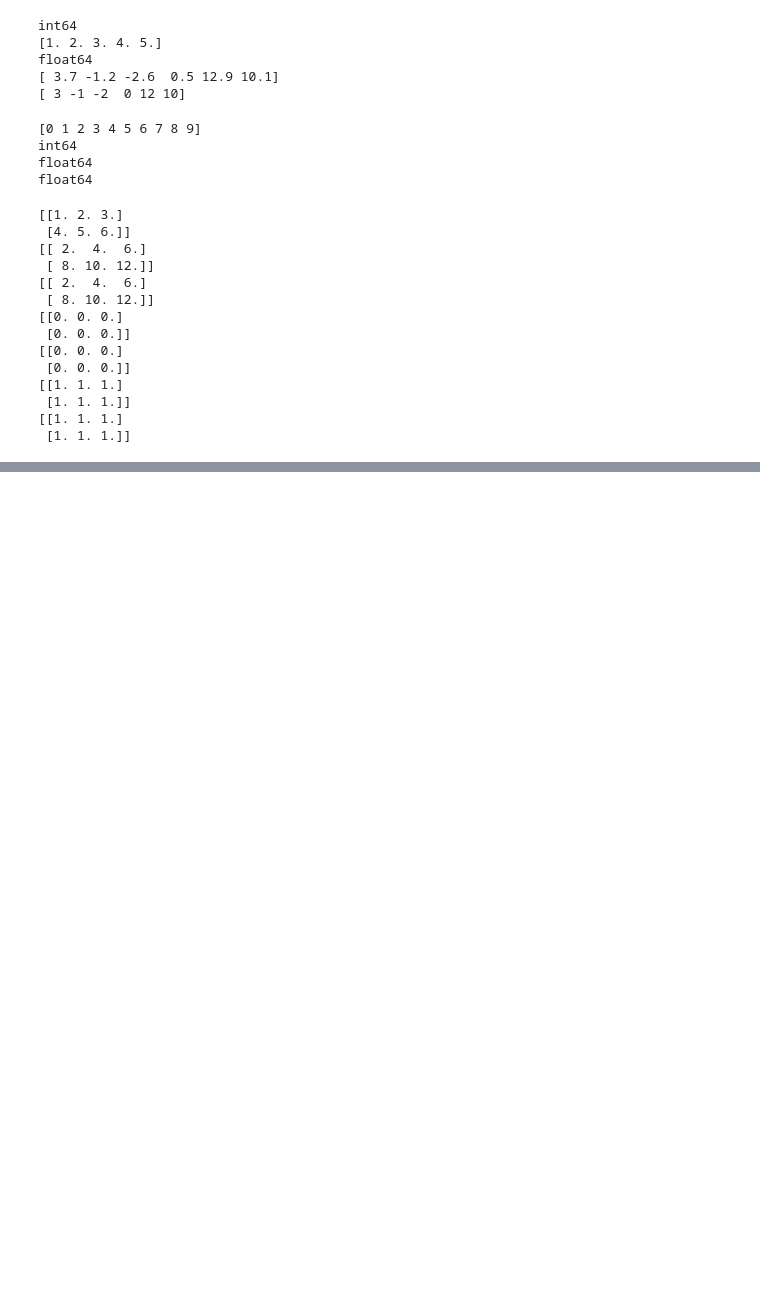
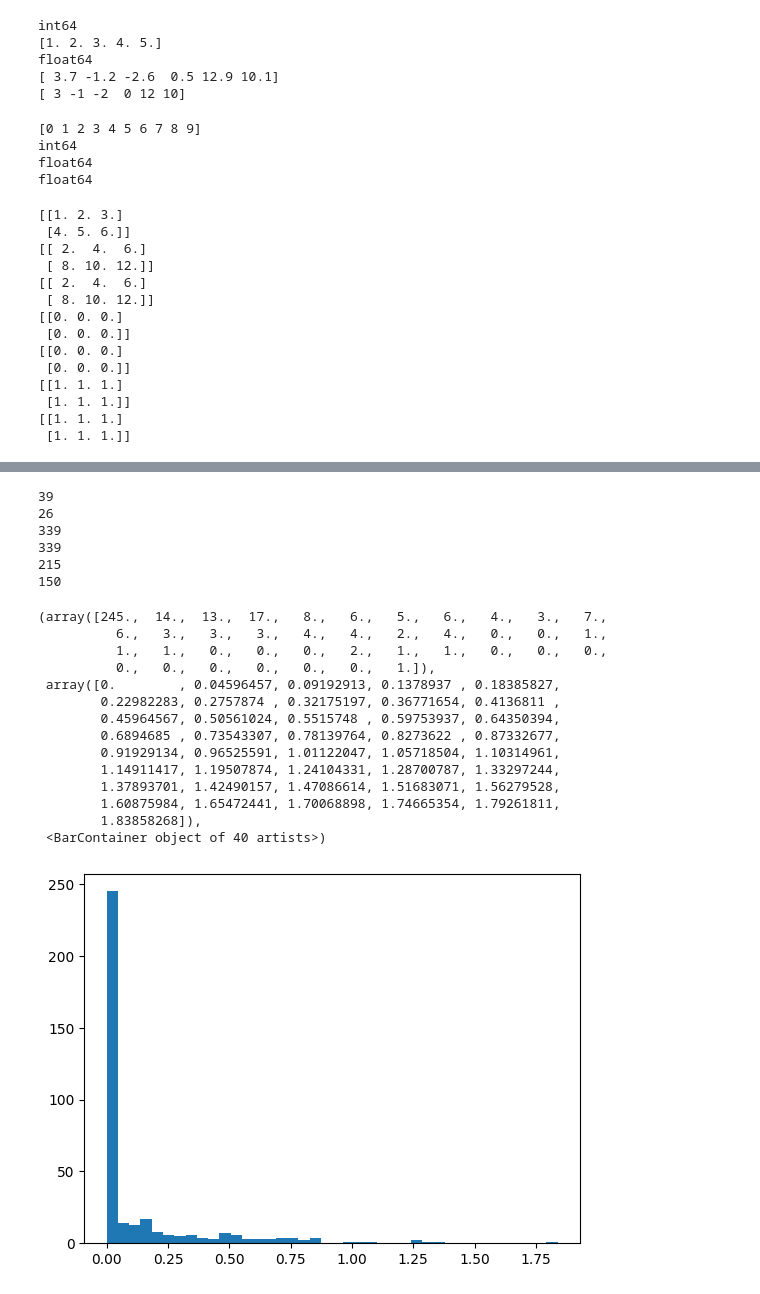
Before and after one commit to SoongMoo/soldesk20250823, a Jupyter notebook: numpy.ipynb, the cells around one changed output, grey strips where cells are left out. Cells and saved outputs as stored; diff of their text form; code cells hidden in the pictures; blank space fills up the shorter version.

```diff
--- a/numpy.ipynb
+++ b/numpy.ipynb
@@ -273,0 +524,44 @@ print(result)
+# %%
+import pandas as pd
+rainfall = pd.read_csv("https://raw.githubusercontent.com/SoongMoo/data-analysis/refs/heads/main/data/Seattle2014.csv")
+rainfall
+inches = np.array(rainfall['PRCP']  / 254 )
+inches
+# 0.5인치이상 온 날은 몇일입니까?
+#True :1 , False :0
+print(np.sum(inches >= 0.5))
+# 강수량이 0.5에서 0.8 사이인 날은 몇일이나 되나요?
+print(np.sum((inches >= 0.5) & (inches <= 0.8)))
+#강수량이 0.5보다 작고 0.8이 온날은?
+print(np.sum(~((inches >= 0.5) & (inches <= 0.8))))
+print(np.sum((inches < 0.5) | (inches > 0.8)))
+#비가 안온 날
+print(np.sum(inches == 0))
+#비가 온 날
+print(np.sum(inches != 0))
+# %% [output]
+39
+26
+339
+339
+215
+150
+# %%
+import matplotlib.pyplot as plt
+plt.hist(inches, 40)
+# %% [output]
+(array([245.,  14.,  13.,  17.,   8.,   6.,   5.,   6.,   4.,   3.,   7.,
+          6.,   3.,   3.,   3.,   4.,   4.,   2.,   4.,   0.,   0.,   1.,
+          1.,   1.,   0.,   0.,   0.,   2.,   1.,   1.,   0.,   0.,   0.,
+          0.,   0.,   0.,   0.,   0.,   0.,   1.]),
+ array([0.        , 0.04596457, 0.09192913, 0.1378937 , 0.18385827,
+        0.22982283, 0.2757874 , 0.32175197, 0.36771654, 0.4136811 ,
+        0.45964567, 0.50561024, 0.5515748 , 0.59753937, 0.64350394,
+        0.6894685 , 0.73543307, 0.78139764, 0.8273622 , 0.87332677,
+        0.91929134, 0.96525591, 1.01122047, 1.05718504, 1.10314961,
+        1.14911417, 1.19507874, 1.24104331, 1.28700787, 1.33297244,
+        1.37893701, 1.42490157, 1.47086614, 1.51683071, 1.56279528,
+        1.60875984, 1.65472441, 1.70068898, 1.74665354, 1.79261811,
+        1.83858268]),
+ <BarContainer object of 40 artists>)
+[figure, added]
```
Also changed, not shown: parts of 15 cells of this notebook.
